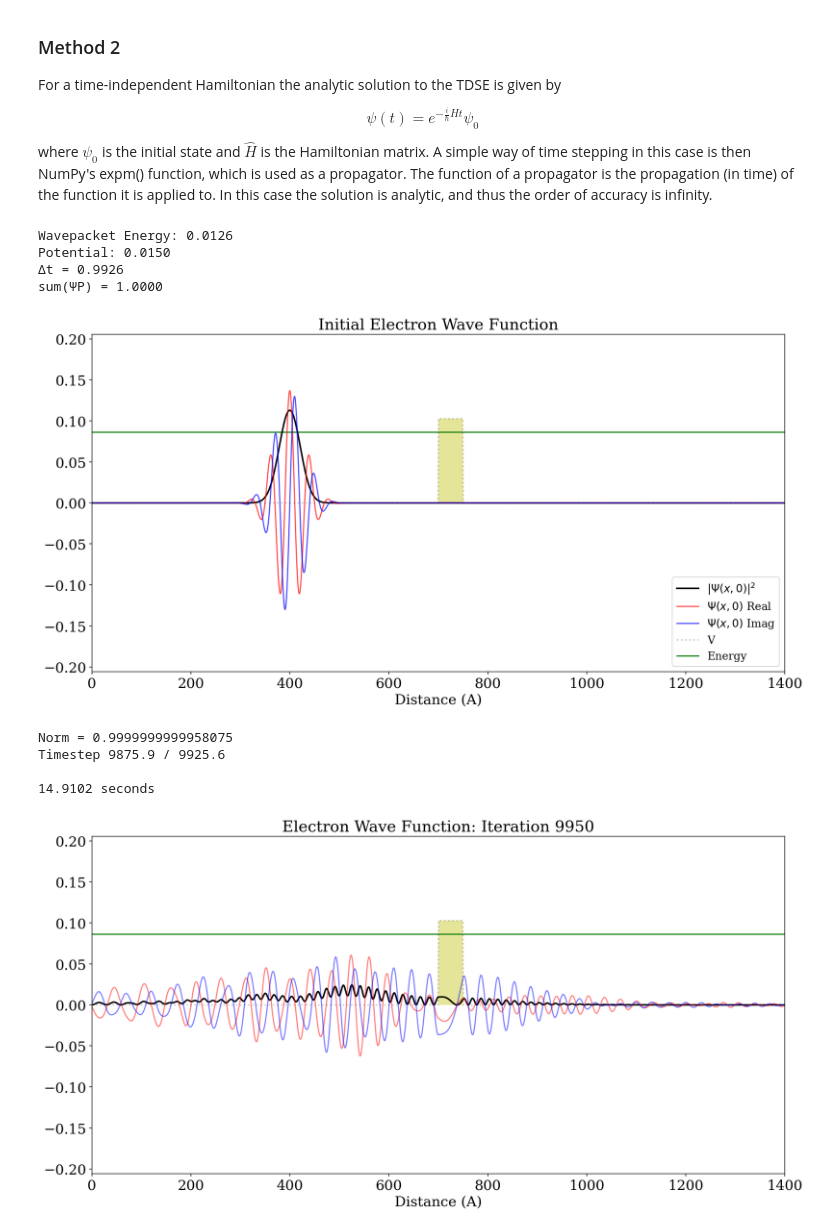
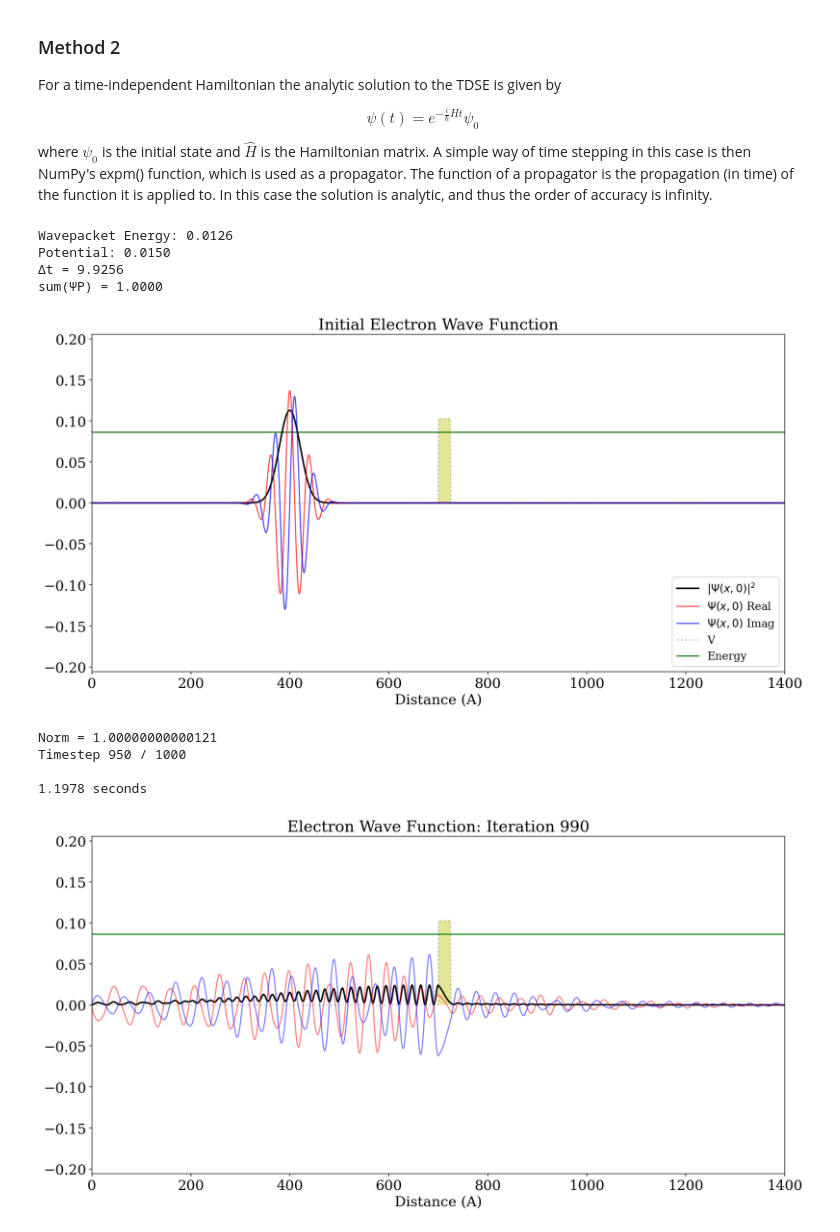
Before and after one commit to camlaedtke/Physics-Simulations, a Jupyter notebook: Schrodinger 1D.ipynb, the cells around one changed output. Saved outputs shown, nothing was run; the diff lists cells and outputs as text; code cells hidden in the pictures.

```diff
--- a/Schrodinger 1D.ipynb
+++ b/Schrodinger 1D.ipynb
@@ -110,6 +110,7 @@ m = 1
 Δx = 1
 Nx = 1400
 σ0 = 30
+v0 = 0.2
 x0 = round(Nx/2) - 10*σ0 # Time shift
 k0 = np.pi / 20
 # k0 = (m*v0)/h
@@ -133,13 +134,14 @@ nrm = np.sqrt(P)
 
 
 """ 3) Setting up the potential"""
+V = barrier(npts=len(x), v0=0.015, thickness=25, offset = 0)
 # V = -triangle(npts=len(x), vmax=0.05, width=1400, offset=0)
-V = barrier(npts=len(x), v0=0.015, thickness=50, offset = 0)
 # V1 = -half_triangle(npts=len(x), vmax=0.05, width=600, offset=300)
 # V2 = -np.flip(half_triangle(npts=len(x), vmax=0.05, width=600, offset=300))
 # V3 = SHO(npts=len(x), k=2e-7, width=1400, offset=0)
 Vabsmax = np.abs(V.min()) if (V.max() == 0) else V.max()
-Δt = h/((h**2/(m*Δx**2))+(Vabsmax/2))
+Δt = h/((h**2/(m*Δx**2))+(Vabsmax/2)) * 10
+
 
 """ 4) Creating the Hamiltonian """
 H_diag = (h**2/(2*m*Δx**2)) * 2 * np.ones(Nx) + V
@@ -159,7 +161,6 @@ H = H.toarray()
 U = expm(-1j*(H/h)*Δt)
 
 
-
 ymax = 1.5*Ψ0_R.max()
 Efac = 1.5*(Ψ0_R).max()/2.0/Vabsmax
 
@@ -172,7 +173,7 @@ print("sum(ΨP) = {:.4f}".format(ΨP.sum()))
 # %% [output]
 Wavepacket Energy: 0.0126
 Potential: 0.0150
-Δt = 0.9926
+Δt = 9.9256
 sum(ΨP) = 1.0000
 # %%
 plt.figure(figsize=(16,8))
@@ -188,7 +189,7 @@ plt.xlabel("Distance (A)", fontsize=18)
 plt.legend(prop={'size': 14}, loc="lower right")
 plt.show()
 # %% [output]
-[figure, old version]
+[figure, new version]
 # %%
 class WavePacket:
     def __init__(self, Ψ, M, U):
@@ -208,7 +209,7 @@ class WavePacket:
 # %%
 wave_packet = WavePacket(Ψ=Ψ0, M=M, U=U)
 
-Nt = 10000
+Nt = 1000
 
 ΨR_arr = np.zeros((Nt, Nx))
 ΨI_arr = np.zeros((Nt, Nx))
@@ -224,33 +225,33 @@ for i in range(0, Nt):
     if (i % 50) == 0:
         clear_output(wait=True)
         print("Norm = {}".format(ΨP.sum()))
-        print("Timestep {:.1f} / {:.1f}".format(i*Δt, Nt*Δt))
+        print("Timestep {} / {}".format(i, Nt))
 
 end = time.time()
 print("\n{:.4f} seconds".format(end-start))
 # %% [output]
-Norm = 0.9999999999958075
-Timestep 9875.9 / 9925.6
+Norm = 1.00000000000121
+Timestep 950 / 1000
 
-14.9102 seconds
+1.1978 seconds
 # %%
 for i in range(0, Nt):
-    if (i%50) == 0:
+    if (i%10) == 0:
         plt.figure(figsize=(16,8))
         plt.axis([xmin,xmax,-ymax,ymax])
         plt.title("Electron Wave Function: Iteration {}".format(i), fontsize=20)
         plt.plot(x, 6*ΨP_arr[i], 'k' ,lw=2)
         plt.plot(x, ΨR_arr[i], 'r', alpha=0.5)
         plt.plot(x, ΨI_arr[i], 'b', alpha=0.5)
         plt.plot(x, Efac*V, ':k', lw=2, alpha=0.2)
         plt.axhline(E*Efac, color='g', zorder=1)
         plt.fill_between(x,Efac*V, facecolor='y', alpha=0.4, zorder=0)
         plt.xlabel("Distance (A)", fontsize=18)
         clear_output(wait=True)
         display(plt.gcf())
         plt.close()
 # %% [output]
-[figure, old version]
+[figure, new version]
 # %%
 wave_packet = WavePacket(Ψ=Ψ0, M=M, U=U)
 
```
Also changed, not shown: parts of 5 cells of this notebook, 6 other files.
